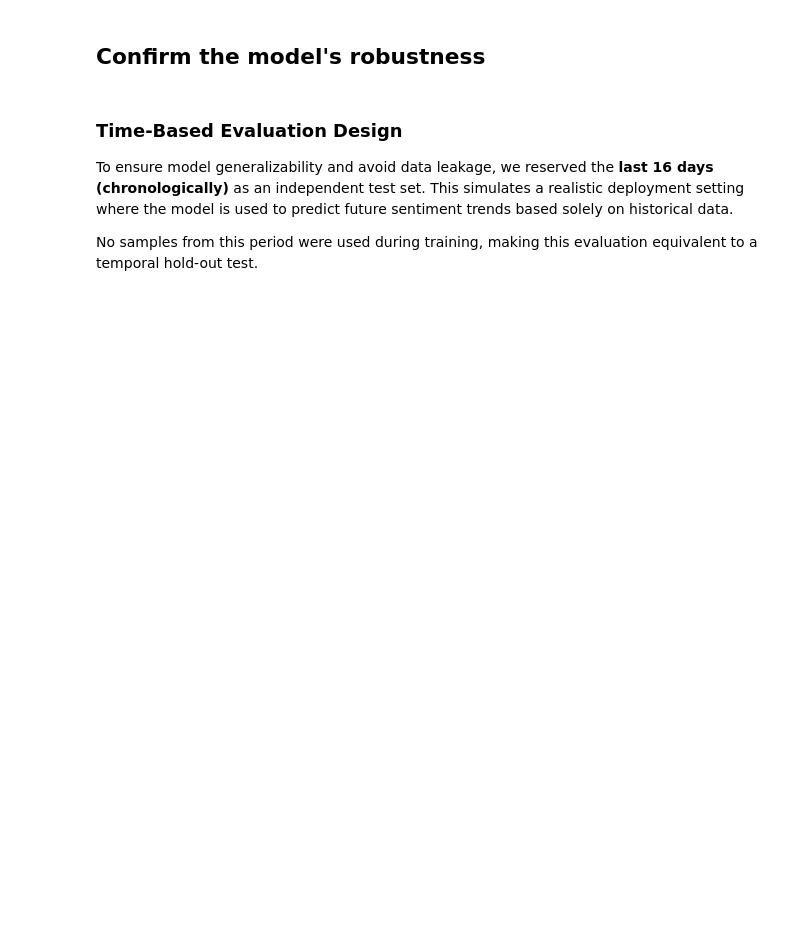
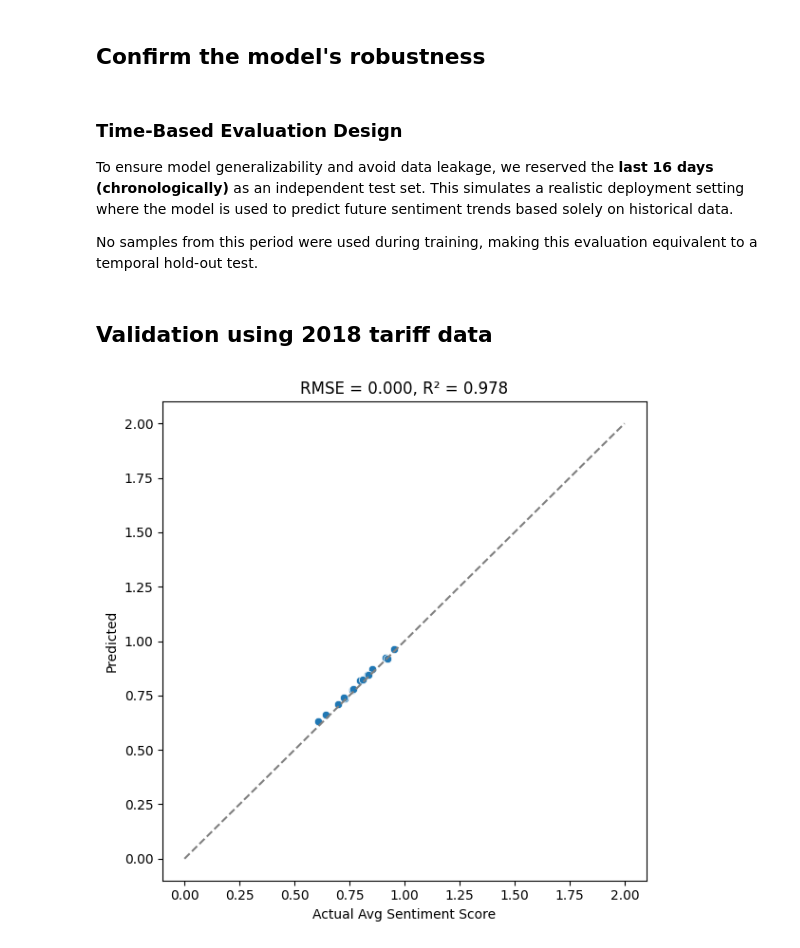
Before and after one commit to eric2003-tj/Python_ML_final, a Jupyter notebook: train_new.ipynb, the cells around one changed output. Cells and saved outputs as stored; diff of their text form; code cells hidden in the pictures; blank space fills up the shorter version.

```diff
--- a/train_new.ipynb
+++ b/train_new.ipynb
@@ -676,3 +676,31 @@ The Ridge model significantly outperformed Random Forest in both RMSE and R², l
 To ensure model generalizability and avoid data leakage, we reserved the **last 16 days (chronologically)** as an independent test set. This simulates a realistic deployment setting where the model is used to predict future sentiment trends based solely on historical data.
 
 No samples from this period were used during training, making this evaluation equivalent to a temporal hold-out test.
+# %% [markdown]
+## Validation using 2018 tariff data
+# %%
+# === 1. 載入每日特徵資料 ===
+df = pd.read_csv("cross_val.csv")
+
+# === 2. 移除缺失值（若有） ===
+df = df.dropna()
+
+top5_features = ['prop_negative', 'vader_avg_compound', 'prop_positive', 'vader_std_compound', 'avg_mentions']
+# === 3. 建立特徵與目標變數 ===
+X = df[top5_features]
+y = df["avg_sentiment_score"]
+y_pred = best_model.predict(X)
+rmse = mean_squared_error(y, y_pred)
+r2 = r2_score(y, y_pred)
+
+# === 7. 視覺化預測結果 ===
+plt.figure(figsize=(6, 6))
+sns.scatterplot(x=y, y=y_pred)
+plt.xlabel("Actual Avg Sentiment Score")
+plt.ylabel("Predicted")
+plt.title(f"RMSE = {rmse:.3f}, R² = {r2:.3f}")
+plt.plot([0, 2], [0, 2], linestyle="--", color="gray")
+plt.tight_layout()
+plt.show()
+# %% [output]
+[figure, added]
```
Also changed, not shown: parts of 22 cells of this notebook, 36 other files.
